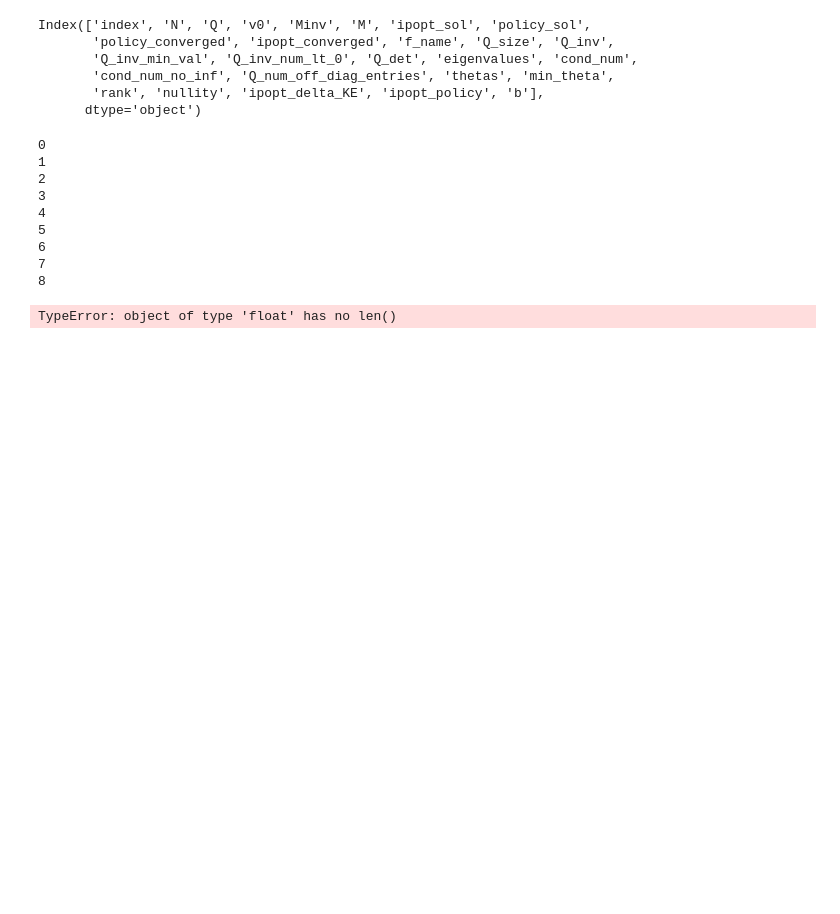
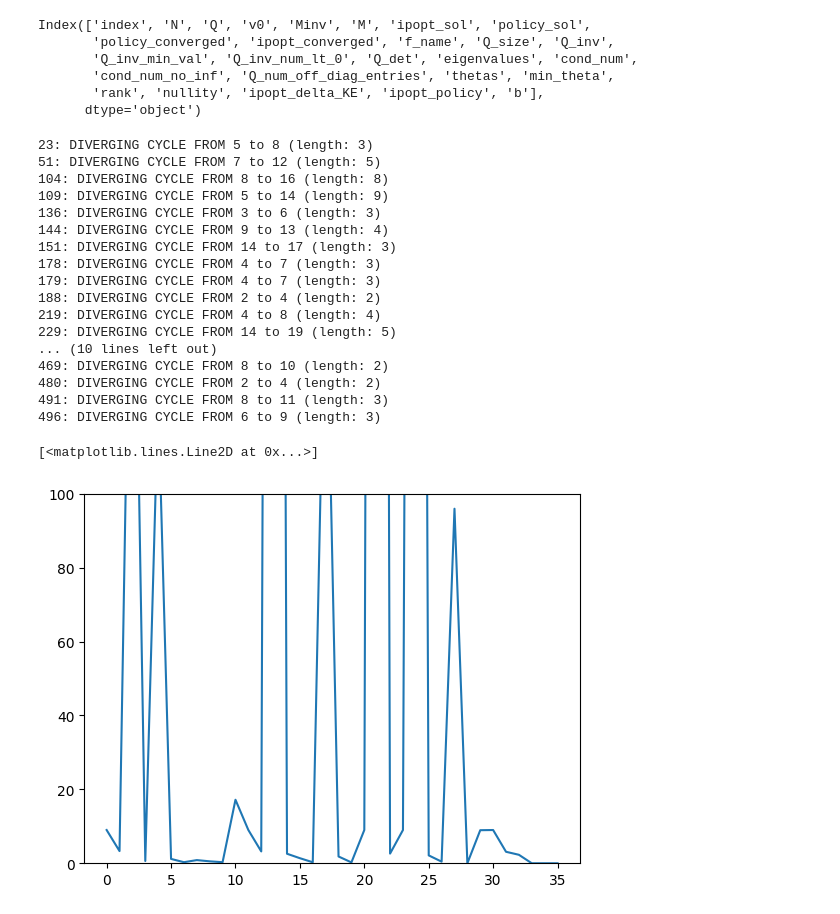
Before and after one commit to IsaiahWitzke/scisim, a Jupyter notebook: assets/rigidbody2d/isaiah_ura/src/mar_15.ipynb, the cells around one changed output. Cells and saved outputs as stored; diff of their text form; code cells hidden in the pictures; blank space fills up the shorter version.

```diff
--- a/assets/rigidbody2d/isaiah_ura/src/mar_15.ipynb
+++ b/assets/rigidbody2d/isaiah_ura/src/mar_15.ipynb
@@ -7,7 +9,6 @@ np.set_printoptions(linewidth=1000, edgeitems=300)
 # %%
-bad_cases = []
 pd_data: pd.DataFrame = data_import.read_files_to_pd_dataframe(
-    [f"../outs/grid_v2/itr_{i}.xml.out" for i in range(500) if i not in bad_cases]
+    [f"../outs/9_ball_grid_1_kg/ok_itr_{i}.xml.out" for i in range(500)]
     # [f"../outs/general/K4_with_middle.xml.out"]
 )
 pd_data.columns
@@ -19,6 +20,10 @@ Index(['index', 'N', 'Q', 'v0', 'Minv', 'M', 'ipopt_sol', 'policy_sol',
        'rank', 'nullity', 'ipopt_delta_KE', 'ipopt_policy', 'b'],
       dtype='object')
 # %%
+pis = []
+pis2 = []
+v1_diverges = []
+v2_diverges = []
 for i in range(len(pd_data)):
     pi = PolicyIteration(
         pd_data['Q'][i],
@@ -27,15 +32,41 @@ for i in range(len(pd_data)):
         name=f"{i}"
     )
     pi.max_iter = 100
-    pi.solve()
+    if not pi.solve([]):
+        v1_diverges.append(i)
+    pis.append(pi)
+    pi2 = PolicyIterationV2(
+        pd_data['Q'][i],
+        pd_data['b'][i],
+        # init_value=pd_data_tests_ipopt_start['ipopt_sol'][request.param],
+        name=f"{i}"
+    )
+    pi2.max_iter = 200
+    pi2.solve(['diverge'])
+    if not pi2.solve([]):
+        v2_diverges.append(i)
+    pis2.append(pi2)
 # %% [output]
-0
-1
-2
-3
-4
-5
-6
-7
-8
+23: DIVERGING CYCLE FROM 5 to 8 (length: 3)
+51: DIVERGING CYCLE FROM 7 to 12 (length: 5)
+104: DIVERGING CYCLE FROM 8 to 16 (length: 8)
+109: DIVERGING CYCLE FROM 5 to 14 (length: 9)
+136: DIVERGING CYCLE FROM 3 to 6 (length: 3)
+144: DIVERGING CYCLE FROM 9 to 13 (length: 4)
+151: DIVERGING CYCLE FROM 14 to 17 (length: 3)
+178: DIVERGING CYCLE FROM 4 to 7 (length: 3)
+179: DIVERGING CYCLE FROM 4 to 7 (length: 3)
+188: DIVERGING CYCLE FROM 2 to 4 (length: 2)
+219: DIVERGING CYCLE FROM 4 to 8 (length: 4)
+229: DIVERGING CYCLE FROM 14 to 19 (length: 5)
+... (10 lines left out)
+469: DIVERGING CYCLE FROM 8 to 10 (length: 2)
+480: DIVERGING CYCLE FROM 2 to 4 (length: 2)
+491: DIVERGING CYCLE FROM 8 to 11 (length: 3)
+496: DIVERGING CYCLE FROM 6 to 9 (length: 3)
-TypeError: object of type 'float' has no len()
+# %%
+plt.ylim(0, 100)
+plt.plot(pis2[340].intermediate_objective)
+# %% [output]
+[<matplotlib.lines.Line2D at 0x...>]
+[figure, added]
```
Also changed, not shown: parts of 8 cells of this notebook, 48 other files.
